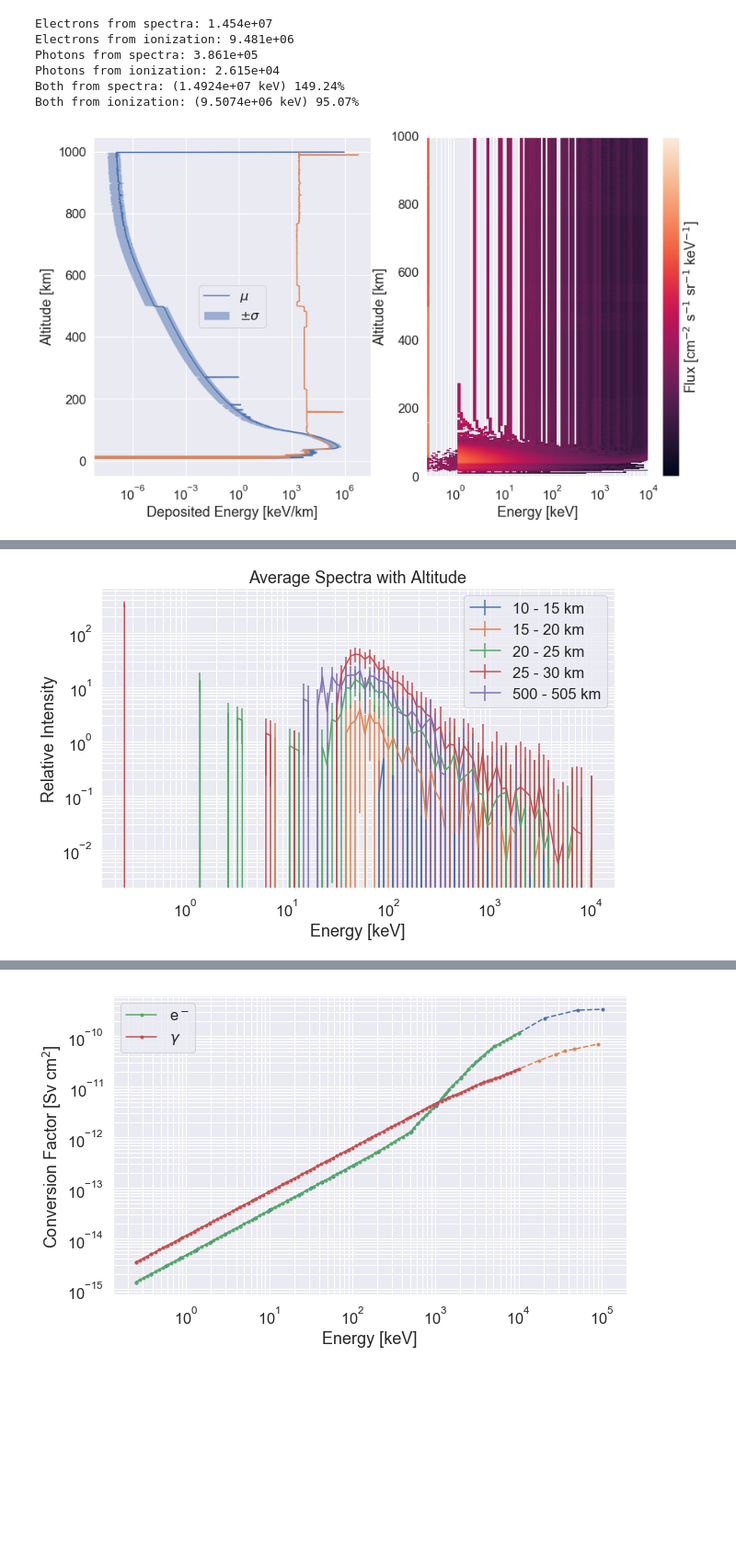
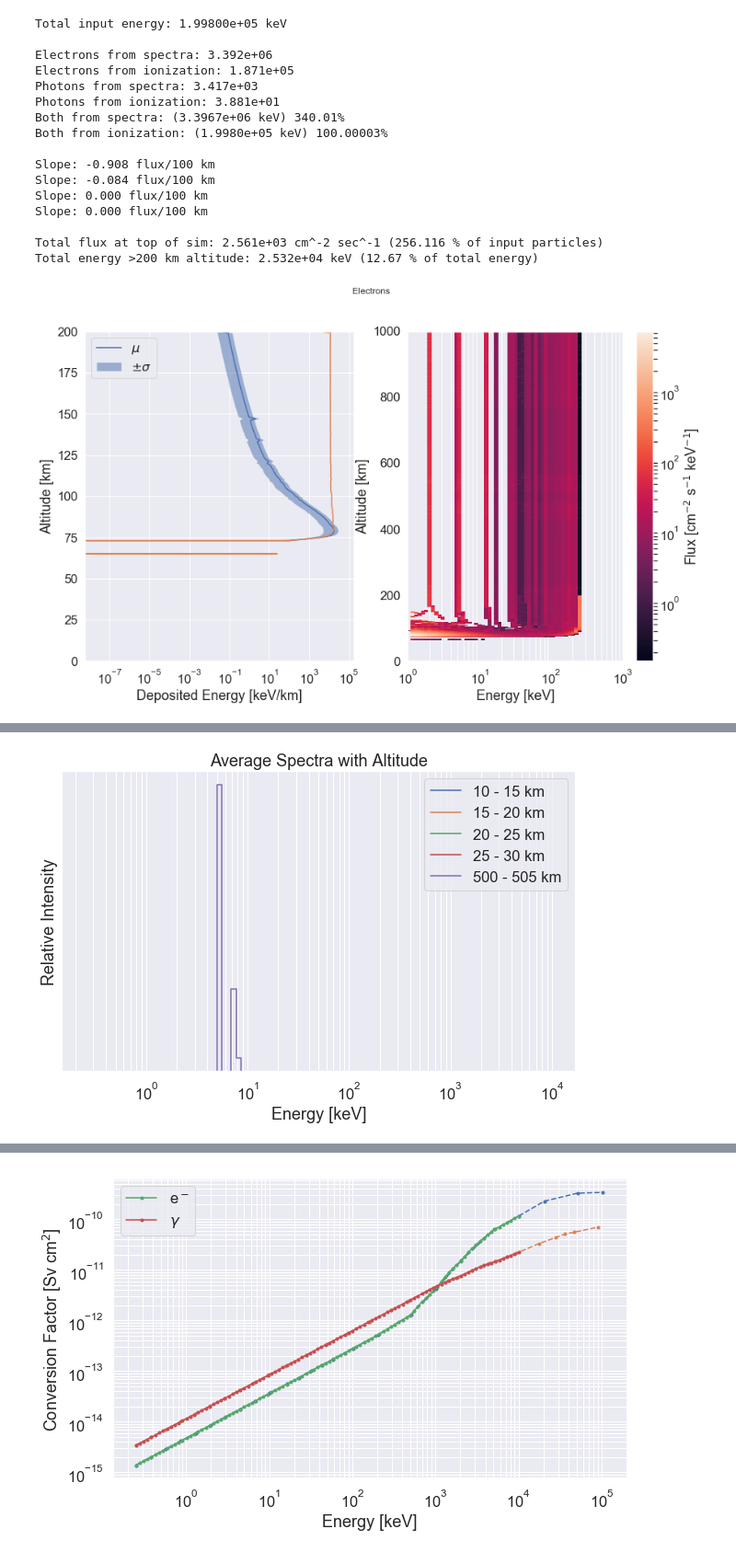
Before and after one commit to GrantBerland/Geant4_Atmospheric_EPP, a Jupyter notebook: analysis/test.ipynb, the cells around one changed output, grey strips where cells are left out. Shown: that part at 92% size. Saved outputs shown, nothing was run; the diff lists cells and outputs as text; code cells hidden in the pictures; blank space fills up the shorter version.

```diff
--- a/analysis/test.ipynb
+++ b/analysis/test.ipynb
@@ -180,57 +216,96 @@ ph_EResults, ph_Evar     = readAndAverage2D(fn4);
 
 
 plot_spectra(ionResults, EResults, ionVar, Evar);
-
+plt.suptitle('Electrons');
 plt.subplot(1,2,1);
 plt.plot(np.trapz(EResults, x=Earray, axis=1), h)
 
-#plt.ylim(0, 100);
+
+plt.ylim(0, 200);
 #plt.xlim(1e1, 1e5)
 
+plt.subplot(1,2,2);
+#plt.ylim(50, 100);
+plt.xlim(1e0, 1e3);
+
+
+Nparts = 1000;
+E0     = 200;
+Ttot = E0 * Nparts - 1e3*killedParticleEnergy;
+
+print("Total input energy: %.5e keV\n" % Ttot)
 
 print("Electrons from spectra: %.3e " % np.trapz(np.trapz(EResults, x=Earray, axis=1), x=h, axis=0))
 print("Electrons from ionization: %.3e" % np.trapz(ionResults, x=h, axis=0))
 
 print("Photons from spectra: %.3e " % (np.trapz(np.trapz(ph_EResults, x=Earray, axis=1), x=h, axis=0)))
 print("Photons from ionization: %.3e" % (np.trapz(ph_ionResults, x=h, axis=0)))
 
 
-print("Both from spectra: (%.4e keV) %.2f%%" % ((np.trapz(np.trapz(EResults, x=Earray, axis=1), x=h, axis=0) +
-                                          np.trapz(np.trapz(ph_EResults, x=Earray, axis=1), x=h, axis=0)),
-                                      (np.trapz(np.trapz(EResults, x=Earray, axis=1), x=h, axis=0) +
-                                          np.trapz(np.trapz(ph_EResults, x=Earray, axis=1), x=h, axis=0))/1e7 * 100))
+print("Both from spectra: (%.4e keV) %.2f%%" % ((np.sum(np.trapz(EResults, x=Earray, axis=1)) +
+                                          np.sum(np.trapz(ph_EResults, x=Earray, axis=1))),
+                                      (np.sum(np.trapz(EResults, x=Earray, axis=1)) +
+                                          np.sum(np.trapz(ph_EResults, x=Earray, axis=1)))/Ttot/5 * 100))
 
-print("Both from ionization: (%.4e keV) %.2f%%" % ((np.trapz(ionResults, x=h, axis=0) +
-                                      np.trapz(ph_ionResults, x=h, axis=0)), (np.trapz(ionResults, x=h, axis=0) +
-                                      np.trapz(ph_ionResults, x=h, axis=0))/1e7 * 100))
+
+print("Both from ionization: (%.4e keV) %.5f%%\n" % ((np.sum(ionResults) + np.sum(ph_ionResults)),
+                                                   (np.sum(ionResults) + np.sum(ph_ionResults))/Ttot * 100))
 
 plot_spectra(ph_ionResults, ph_EResults, ph_ionVar, ph_Evar)
 
+plt.suptitle('Photons');
 plt.subplot(1,2,1);
 plt.plot(np.trapz(ph_EResults, x=Earray), h)
 
 plot_spectra(savgol_filter(ionResults + ph_ionResults, 1, 0),
              (EResults+ph_EResults),
              savgol_filter(ionVar+ph_ionVar, 1,0),
              Evar+ph_Evar);
 
+plt.suptitle('Electrons + Photons');
+
 plt.subplot(1,2,1);
-#plt.ylim(0, 200);
+plt.ylim(0, 200);
 #plt.xlim(1e-2, 1e5);
 
 plt.subplot(1,2,2);
 #plt.ylim(0, 200);
 #plt.xlim(8e-1, 3e4);
 
 
 plot_altitude_spectra(ph_EResults, ph_Evar);
 plot_altitude_energy_spectra(ph_EResults, ph_Evar);
+#plt.xscale('linear');
+
 #plt.ylim(0, 80);
+
+plt.figure(figsize=(12,6)); plt.grid(True, which='both');
+plt.step(Earray, EResults[999,:]);
+plt.yscale('log');
+plt.xscale('log');
+plt.xlabel('Energy [keV]');
+plt.ylabel('FLux [cm$^{-2}$ s$^{-1}$ keV$^{-1}$]');
+
+tmp = np.trapz(EResults[999,:], x=Earray);
+
+print("\nTotal flux at top of sim: %.3e cm^-2 sec^-1 (%.3f %% of input particles)" % (tmp, tmp/Nparts * 100))
+print("Total energy >200 km altitude: %.3e keV (%.2f %% of total energy)"
+      % (ionResults[999], ionResults[999]/Ttot * 100))
 # %% [output]
-Electrons from spectra: 1.454e+07
-Electrons from ionization: 9.481e+06
-Photons from spectra: 3.861e+05
-Photons from ionization: 2.615e+04
-Both from spectra: (1.4924e+07 keV) 149.24%
-Both from ionization: (9.5074e+06 keV) 95.07%
+Total input energy: 1.99800e+05 keV
+
+Electrons from spectra: 3.392e+06
+Electrons from ionization: 1.871e+05
+Photons from spectra: 3.417e+03
+Photons from ionization: 3.881e+01
+Both from spectra: (3.3967e+06 keV) 340.01%
+Both from ionization: (1.9980e+05 keV) 100.00003%
+
+Slope: -0.908 flux/100 km
+Slope: -0.084 flux/100 km
+Slope: 0.000 flux/100 km
+Slope: 0.000 flux/100 km
+
+Total flux at top of sim: 2.561e+03 cm^-2 sec^-1 (256.116 % of input particles)
+Total energy >200 km altitude: 2.532e+04 keV (12.67 % of total energy)
-[figure, old version]
+[figure, new version]
@@ -239 +314 @@ Both from ionization: (9.5074e+06 keV) 95.07%
-[figure, old version]
+[figure, new version]
```
Also changed, not shown: parts of 4 cells of this notebook, 5 other files.
